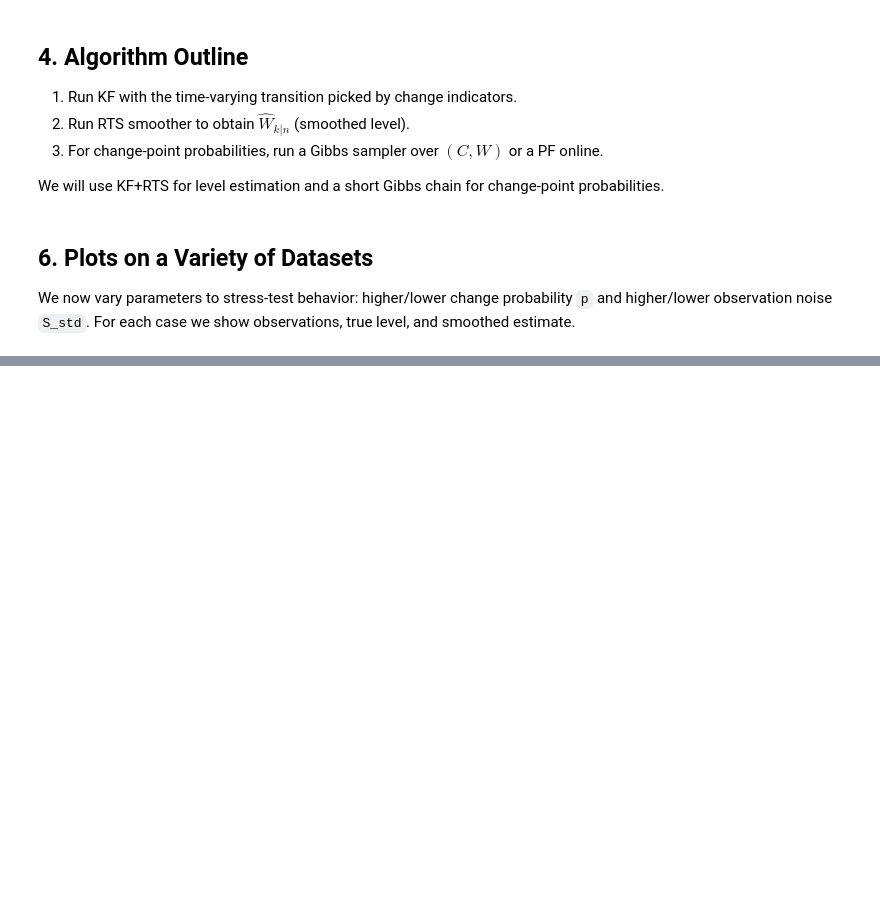
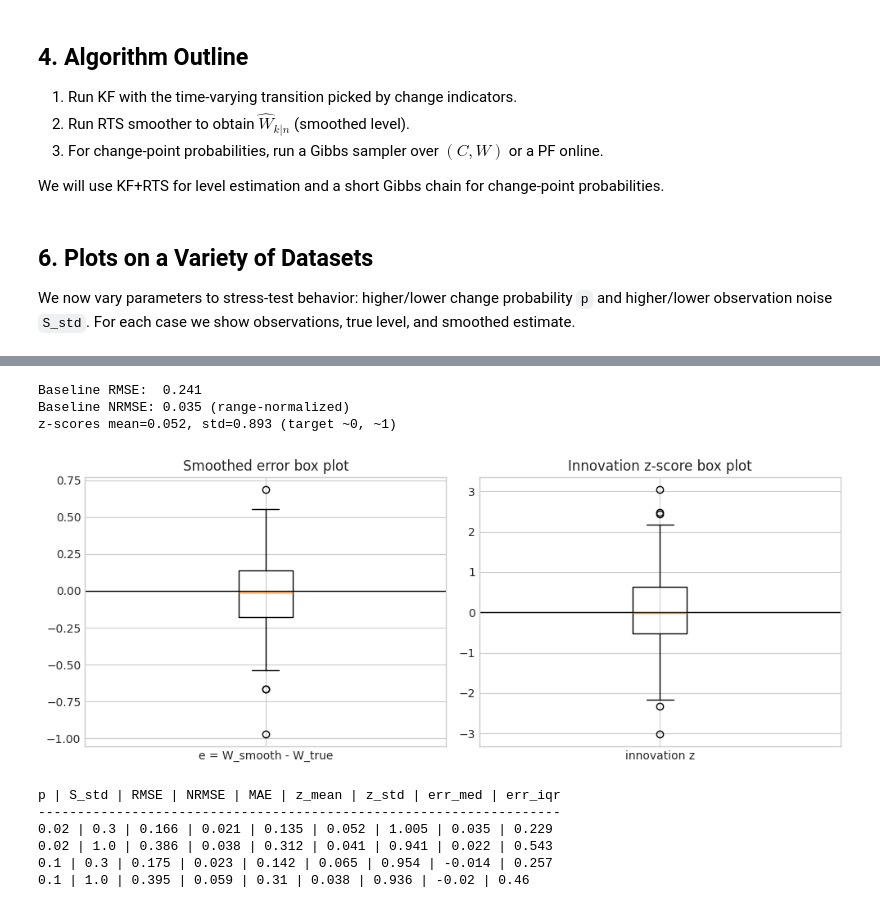
Before and after one commit to elsaflts/HMM_Study, a Jupyter notebook: notebooks/Study_sample.ipynb, the cells around one changed output, grey strips where cells are left out. Drawn from its saved outputs; the diff is of its cells as text; code cells hidden in the pictures; blank space fills up the shorter version.

Commit message:
Added error graph section and refactored text

```diff
--- a/notebooks/Study_sample.ipynb
+++ b/notebooks/Study_sample.ipynb
@@ -47,7 +47,7 @@ params = {
     'S_std': 0.5,     # observation noise std
     'w0_mean': 0.0,   # prior mean for W0
     'w0_var': 25.0,   # prior variance for W0
-    'q0_std': 1e-6    # tiny drift when no change (stability)
+    'q0_std': 0.2     # small drift when no change; avoids over-fragmenting C
 }
 n = 300
 C_true, W_true, Y = simulate_change_point(n, params, seed=0)
@@ -142 +159,78 @@ plt.tight_layout()
+# %%
+# Baseline (original dataset): NRMSE, z-score stats, and box plots
+import numpy as np
+import matplotlib.pyplot as plt
+
+rmse = lambda a, b: float(np.sqrt(np.mean((np.asarray(a) - np.asarray(b))**2)))
+def nrmse_range(a, b):
+    a = np.asarray(a); b = np.asarray(b)
+    r = float(np.max(b) - np.min(b))
+    return (rmse(a, b) / r) if r > 0 else np.nan
+
+e_smooth = W_smooth - W_true[:-1]
+rmse_s = rmse(W_smooth, W_true[:-1])
+nrmse_s = nrmse_range(W_smooth, W_true[:-1])
+z = kf['innov'] / np.sqrt(kf['innov_var'])
+z_mean, z_std = float(np.mean(z)), float(np.std(z))
+print(f'Baseline RMSE:  {rmse_s:.3f}')
+print(f'Baseline NRMSE: {nrmse_s:.3f} (range-normalized)')
+print(f'z-scores mean={z_mean:.3f}, std={z_std:.3f} (target ~0, ~1)')
+
+fig, axs = plt.subplots(1, 2, figsize=(10, 4))
+axs[0].boxplot(e_smooth, vert=True, tick_labels=['e = W_smooth - W_true'])
+axs[0].axhline(0, color='k', lw=1)
+axs[0].set_title('Smoothed error box plot')
+axs[1].boxplot(z, vert=True, tick_labels=['innovation z'])
+axs[1].axhline(0, color='k', lw=1)
+axs[1].set_title('Innovation z-score box plot')
+plt.tight_layout()
+# %% [output]
+Baseline RMSE:  0.241
+Baseline NRMSE: 0.035 (range-normalized)
+z-scores mean=0.052, std=0.893 (target ~0, ~1)
+[figure, added]
+# %%
+# Scenario summary table: main indicators for each (p, S_std) case
+import importlib
+records = []
+for i, sc in enumerate(scenarios):
+    p, S = sc['p'], sc['S_std']
+    ps = params.copy(); ps['p'] = p; ps['S_std'] = S
+    C2, W2, Y2 = simulate_change_point(n, ps, seed=4242 + i)
+    kf2 = kf_known_C(Y2, C2, ps)
+    W_sm2, _ = rts_smoother(kf2['W_pred'], kf2['W_filt'], kf2['P_pred'], kf2['P_filt'], kf2['A_seq'])
+    err2 = W_sm2 - W2[:-1]
+    z2 = kf2['innov'] / np.sqrt(kf2['innov_var'])
+    rec = {
+        'p': p, 'S_std': S,
+        'RMSE': rmse(W_sm2, W2[:-1]),
+        'NRMSE': nrmse_range(W_sm2, W2[:-1]),
+        'MAE': float(np.mean(np.abs(err2))),
+        'z_mean': float(np.mean(z2)),
+        'z_std': float(np.std(z2)),
+        'err_med': float(np.median(err2)),
+        'err_iqr': float(np.subtract(*np.percentile(err2, [75, 25])))
+    }
+    records.append(rec)
+
+# Try to display with pandas if available; otherwise, print a simple table
+if importlib.util.find_spec('pandas') is not None:
+    import pandas as pd
+    df = pd.DataFrame.from_records(records).sort_values(['p', 'S_std']).reset_index(drop=True)
+    display(df.round(3))
+else:
+    cols = ['p','S_std','RMSE','NRMSE','MAE','z_mean','z_std','err_med','err_iqr']
+    rows = [[r[c] if not isinstance(r[c], float) else round(r[c],3) for c in cols] for r in sorted(records, key=lambda r: (r['p'], r['S_std']))]
+    hdr = ' | '.join(cols)
+    print(hdr)
+    print('-'*len(hdr))
+    for row in rows:
+        print(' | '.join(str(v) for v in row))
+# %% [output]
+p | S_std | RMSE | NRMSE | MAE | z_mean | z_std | err_med | err_iqr
+-------------------------------------------------------------------
+0.02 | 0.3 | 0.166 | 0.021 | 0.135 | 0.052 | 1.005 | 0.035 | 0.229
+0.02 | 1.0 | 0.386 | 0.038 | 0.312 | 0.041 | 0.941 | 0.022 | 0.543
+0.1 | 0.3 | 0.175 | 0.023 | 0.142 | 0.065 | 0.954 | -0.014 | 0.257
+0.1 | 1.0 | 0.395 | 0.059 | 0.31 | 0.038 | 0.936 | -0.02 | 0.46
 # %% [markdown]
```
Also changed, not shown: parts of 6 cells of this notebook.
